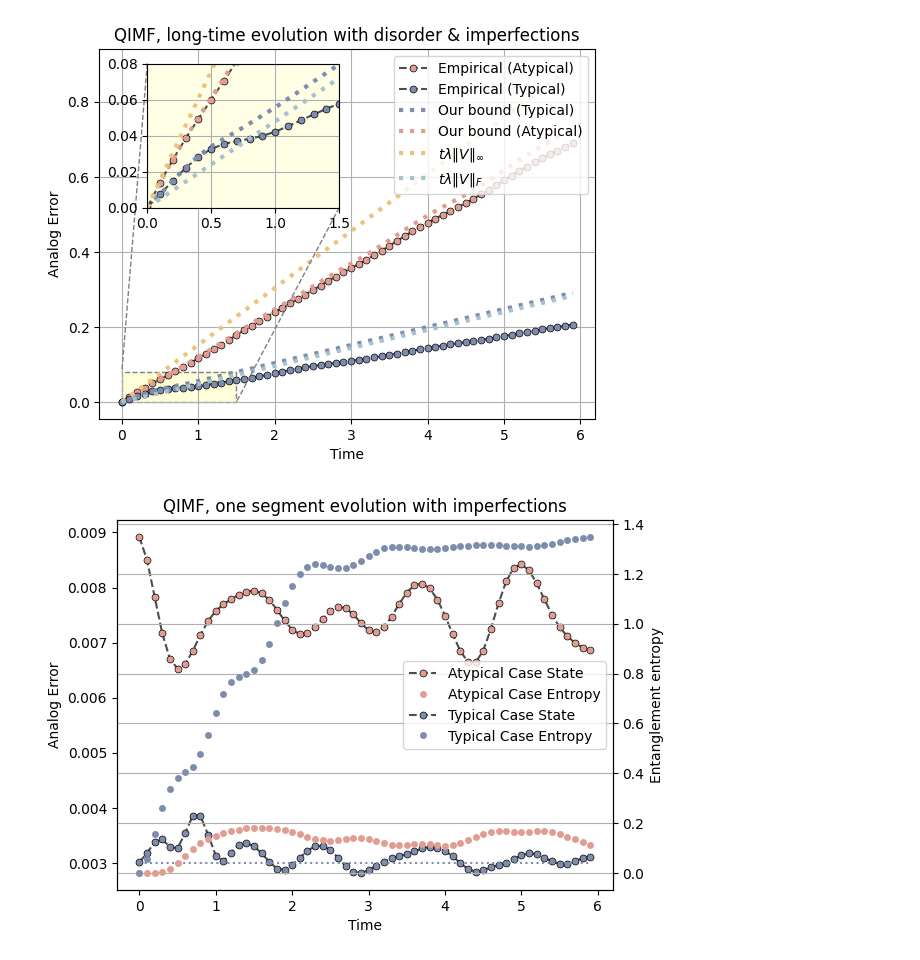
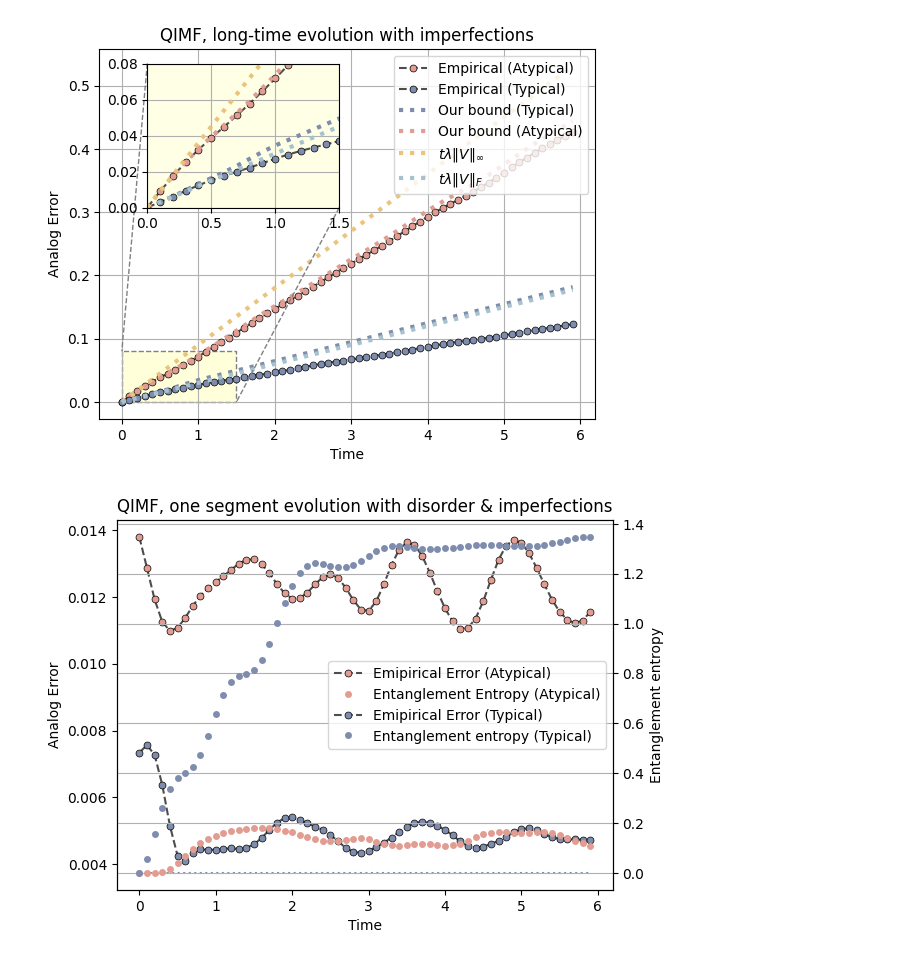
Before and after one commit to minidas/Entanglement-Induced-Resilience-of-Quantum-Dynamics, a Jupyter notebook: qitf_analog.ipynb, the cells around one changed output. Drawn from its saved outputs; the diff is of its cells as text; code cells hidden in the pictures.

```diff
--- a/qitf_analog.ipynb
+++ b/qitf_analog.ipynb
@@ -3,14 +3,14 @@ from qitf_model import *
 import numpy as np
 
 exact_model = QITFModel(hx=0.809,J=1)
-# analog_model = analog_QITF(exact_model)
+# analog_model = analog_QITF(exact_model,delta=0)
 
 import pickle
 
-# with open('./data/analog_model[di].pkl', 'wb') as f:
+# with open('./data/analog_model[i].pkl', 'wb') as f:
 #     pickle.dump(analog_model, f)
 
-with open('./data/analog_model[d].pkl', 'rb') as f:
+with open('./data/analog_model[di].pkl', 'rb') as f:
     analog_model = pickle.load(f)
 # %%
 initial_state = Statevector.from_label('0'*N).data  # Typical case state
@@ -64,7 +64,7 @@ plt.xlabel('Time')
 plt.ylabel('Analog Error')
 # plt.ylim( top=0.3)
 plt.legend(loc=1)
-plt.title('QIMF, long-time evolution with disorder & imperfections')
+plt.title('QIMF, long-time evolution with imperfections')
 plt.grid()
 ax1=plt.gca()
 
@@ -86,10 +86,10 @@ plt.plot(time[:-1], worst_curve[:-1], color="#EAC47C", linestyle='dotted', label
 plt.grid()
 # plt.tight_layout()
 mark_inset(ax1, ax2, loc1=2, loc2=4, fc="#ffffda", ec="0.5",linestyle='dashed')
-plt.savefig('./Figures/long-time[di,c=1].pdf', bbox_inches='tight',dpi=600)
+plt.savefig('./Figures/long-time[i,c=1].pdf', bbox_inches='tight',dpi=600)
 plt.show()
 # %% [output]
-[figure, old version]
+[figure, new version]
 # %%
 from entropy import entropy_data
 import matplotlib.pyplot as plt
@@ -103,39 +103,39 @@ for i in range(num_steps):
     analog_state = analog_model.U0 @ exact_state
     exact_state = analog_model.exact_model.U0 @ exact_state
     state_distance.append(np.linalg.norm(exact_state - analog_state))
-p11=ax1.plot(time[:-1], state_distance, color='0.3', marker='o', markersize=5, mfc='#E19D92', mec='k', linestyle='dashed', markeredgewidth=0.5,label='Atypical Case State')
+p11=ax1.plot(time[:-1], state_distance, color='0.3', marker='o', markersize=5, mfc='#E19D92', mec='k', linestyle='dashed', markeredgewidth=0.5,label='Emipirical Error (Atypical)')
 ax2=ax1.twinx()
 entropy_list=entropy_data(initial_state, analog_model, k=2)
-p12=ax2.plot(time[:-1], entropy_list[:-1], label='Atypical Case Entropy',marker='o', markersize=5, mfc='#E19D92', linewidth=0,markeredgewidth=0)
+p12=ax2.plot(time[:-1], entropy_list[:-1], label='Entanglement Entropy (Atypical)',marker='o', markersize=5, mfc='#E19D92', linewidth=0,markeredgewidth=0)
 
 
 # initial_state = haar_random_state(N)  # Generate a random state
 initial_state = Statevector.from_label('0'*N).data  # Typical case state
 state_distance = []
 exact_state = initial_state
 analog_state = initial_state
 for i in range(num_steps):
     analog_state = analog_model.U0 @ exact_state
     exact_state = analog_model.exact_model.U0 @ exact_state
     state_distance.append(np.linalg.norm(exact_state - analog_state))
-p21=ax1.plot(time[:-1], state_distance, color='0.3', marker='o', markersize=5, mfc='#7E8CAD', mec='k', linestyle='dashed', markeredgewidth=0.5,label='Typical Case State')
+p21=ax1.plot(time[:-1], state_distance, color='0.3', marker='o', markersize=5, mfc='#7E8CAD', mec='k', linestyle='dashed', markeredgewidth=0.5,label='Emipirical Error (Typical)')
 
 entropy_list=entropy_data(initial_state, analog_model, k=2)
-p22=ax2.plot(time[:-1], entropy_list[:-1],label='Typical Case Entropy',marker='o', markersize=5, mfc='#7E8CAD', linewidth=0,markeredgewidth=0)
+p22=ax2.plot(time[:-1], entropy_list[:-1],label='Entanglement entropy (Typical)',marker='o', markersize=5, mfc='#7E8CAD', linewidth=0,markeredgewidth=0)
 
 
 ax1.plot(time[:-1], [V_fro*time_step]*num_steps, color="#7E8CAD", linestyle='dotted', label=r'$\delta t\lambda\|V\|_{F}$')
 # plt.plot(time[:-1], [V_spec*time_step]*num_steps, color='#A4E048', linestyle='dashed', label=r'$\delta t\lambda\|V\|_{\infty}$')
 ax1.set_xlabel('Time')
 ax1.set_ylabel('Analog Error')
 ax2.set_ylabel('Entanglement entropy')
 
 lns=p11+p12+p21+p22
 labs=[l.get_label() for l in lns]
-plt.title('QIMF, one segment evolution with imperfections')
+plt.title('QIMF, one segment evolution with disorder & imperfections')
 plt.legend(lns,labs,loc=0)
 plt.grid()
-plt.savefig('./Figures/one_segment[i].pdf', bbox_inches='tight',dpi=600)
+plt.savefig('./Figures/one_segment[di].pdf', bbox_inches='tight',dpi=600)
 plt.show()
 # %% [output]
-[figure, old version]
+[figure, new version]
```
Also changed, not shown: 10 other files.
